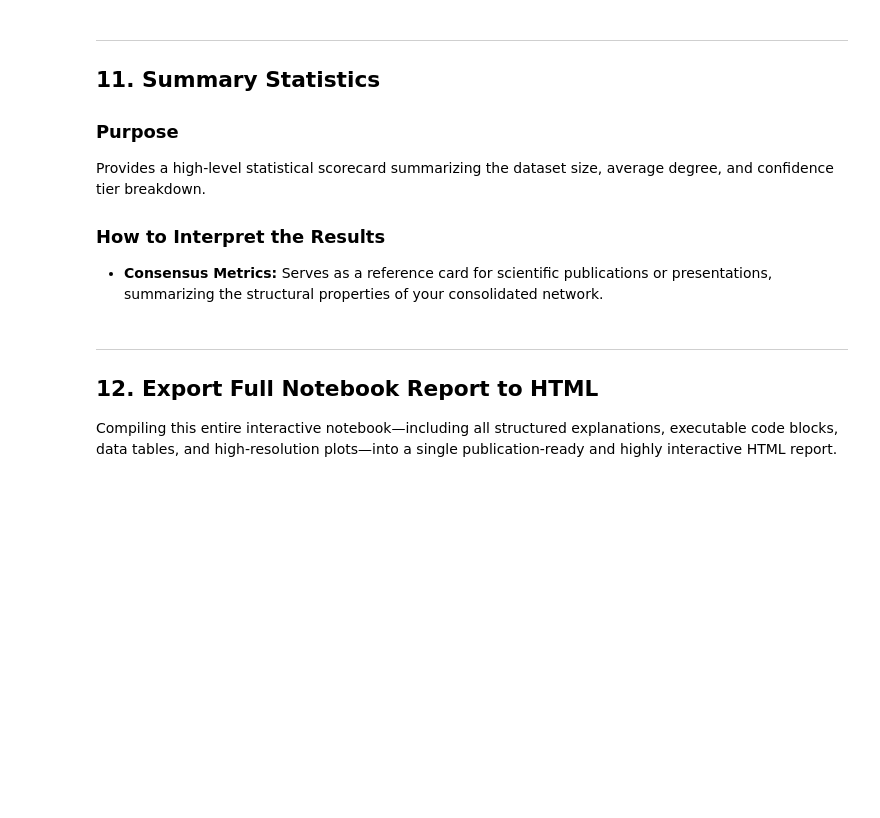
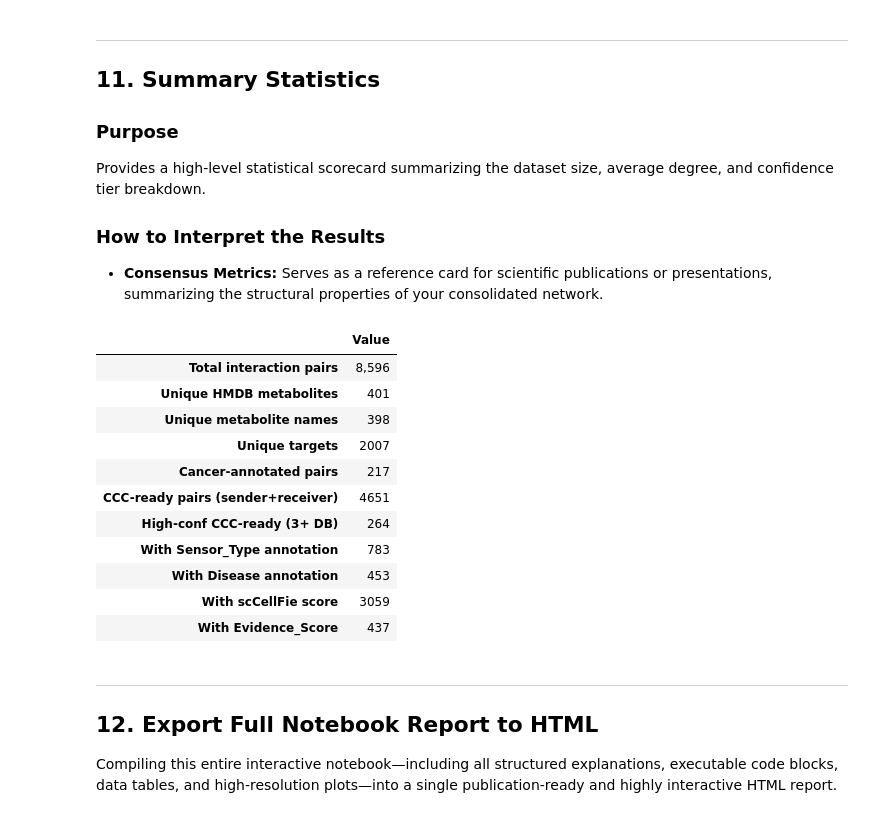
Before and after one commit to sakuramaezonoYCU/metabConnectomeDB, a Jupyter notebook: scripts/metab_targetPair_analysis.ipynb, the cells around one changed output. Saved outputs shown, nothing was run; the diff lists cells and outputs as text; code cells hidden in the pictures; blank space fills up the shorter version.

```diff
--- a/scripts/metab_targetPair_analysis.ipynb
+++ b/scripts/metab_targetPair_analysis.ipynb
@@ -652,17 +668,31 @@ Provides a high-level statistical scorecard summarizing the dataset size, averag
 # %%
 summary = {
     'Total interaction pairs': f'{len(df):,}',
-    'Unique metabolites': df['Metabolite_Name'].nunique(),
+    'Unique HMDB metabolites': df['HMDB_ID'].nunique(),
+        'Unique metabolite names': df['Metabolite_Name'].nunique(),
     'Unique targets': df['Target'].nunique(),
     'Cancer-annotated pairs': cancer_mask.sum(),
     'CCC-ready pairs (sender+receiver)': ccc_ready.sum(),
     'High-conf CCC-ready (3+ DB)': len(hc),
     'With Sensor_Type annotation': df['Sensor_Type'].notna().sum(),
     'With Disease annotation': df['Disease'].notna().sum(),
     'With scCellFie score': df['scCellFie_value'].notna().sum(),
     'With Evidence_Score': df['Evidence_Score'].notna().sum(),
 }
 pd.DataFrame.from_dict(summary, orient='index', columns=['Value'])
+# %% [output]
+|  | Value |
+| Total interaction pairs | 8,596 |
+| Unique HMDB metabolites | 401 |
+| Unique metabolite names | 398 |
+| Unique targets | 2007 |
+| Cancer-annotated pairs | 217 |
+| CCC-ready pairs (sender+receiver) | 4651 |
+| High-conf CCC-ready (3+ DB) | 264 |
+| With Sensor_Type annotation | 783 |
+| With Disease annotation | 453 |
+| With scCellFie score | 3059 |
+| With Evidence_Score | 437 |
 # %% [markdown]
 ---
 
```
Also changed, not shown: parts of 12 cells of this notebook, 21 other files.
